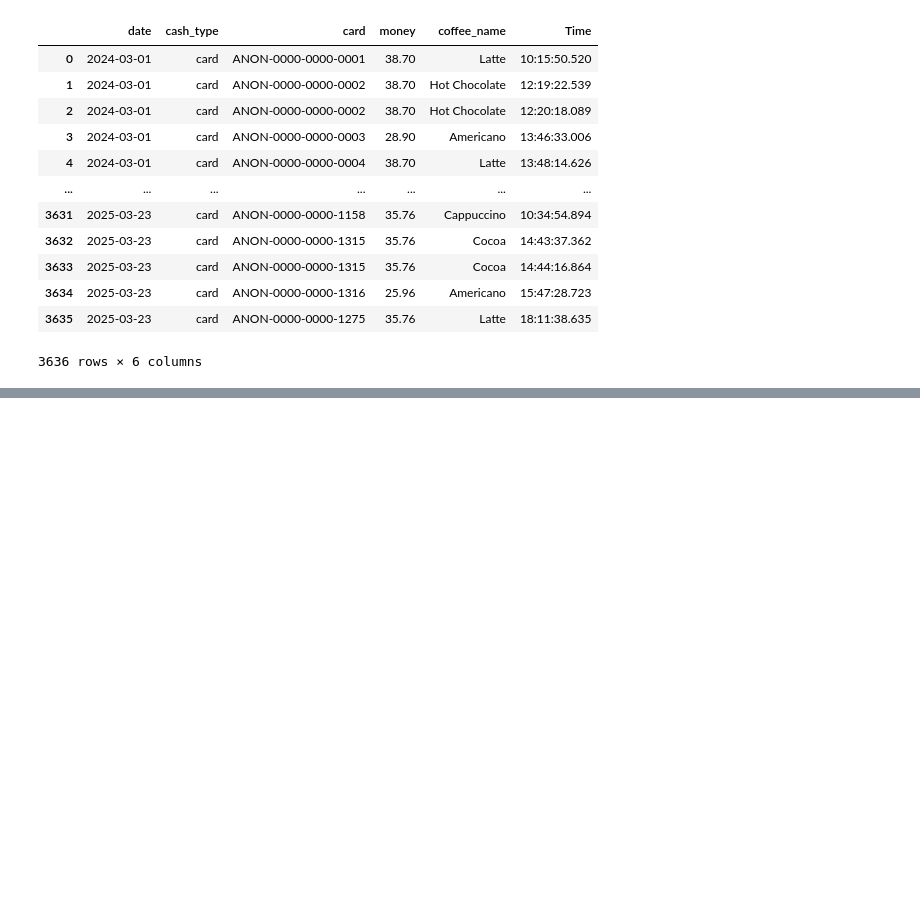
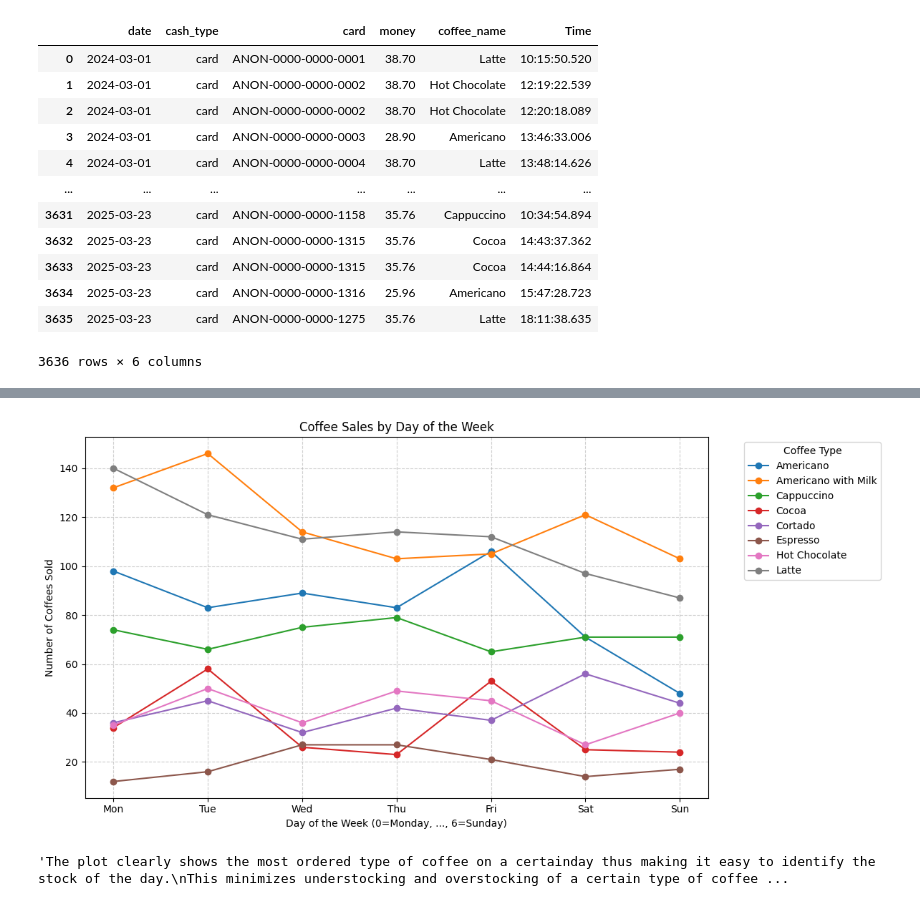
Before and after one commit to Laura-j-code/Coffee-shop-transaction-project, a Jupyter notebook: Coffee shop Transaction Project.ipynb, the cells around one changed output, grey strips where cells are left out. Saved outputs shown, nothing was run; the diff lists cells and outputs as text; code cells hidden in the pictures; blank space fills up the shorter version.

Commit message:
Changes visualization and machine learning

```diff
--- a/Coffee shop Transaction Project.ipynb
+++ b/Coffee shop Transaction Project.ipynb
@@ -545,0 +577,3 @@ import seaborn as sns
+# %%
+final_data= Transaction.copy()
+final_data
@@ -545,0 +594,31 @@ import seaborn as sns
+# %%
+import pandas as pd
+import matplotlib.pyplot as plt
+
+# Ensuring day_of_week is integer
+final_data['day_of_week'] = final_data['day_of_week'].astype(int)
+
+#  Grouping my data (by day_of_week and coffee_name),converting it into a table and checking the total number of sales.
+grouped = final_data.groupby(['day_of_week', 'coffee_name']).size().unstack(fill_value=0)
+grouped = grouped.sort_index()
+
+plt.figure(figsize=(12, 6))
+
+for coffee in grouped.columns:
+    plt.plot(grouped.index, grouped[coffee], marker='o', label=coffee)
+
+plt.title('Coffee Sales by Day of the Week')
+plt.xlabel('Day of the Week (0=Monday, ..., 6=Sunday)')
+plt.ylabel('Number of Coffees Sold')
+plt.xticks(ticks=range(7), labels=['Mon', 'Tue', 'Wed', 'Thu', 'Fri', 'Sat', 'Sun'])
+plt.grid(True, linestyle='--', alpha=0.6)
+plt.legend(title='Coffee Type', bbox_to_anchor=(1.05, 1), loc='upper left')
+plt.tight_layout()
+plt.show()
+
+
+'''The plot clearly shows the most ordered type of coffee on a certainday thus making it easy to identify the stock of the day.
+This minimizes understocking and overstocking of a certain type of coffee'''
+# %% [output]
+[figure, added]
+'The plot clearly shows the most ordered type of coffee on a certainday thus making it easy to identify the stock of the day.\nThis minimizes understocking and overstocking of a certain type of coffee ...
```
Also changed, not shown: parts of 24 cells of this notebook.
